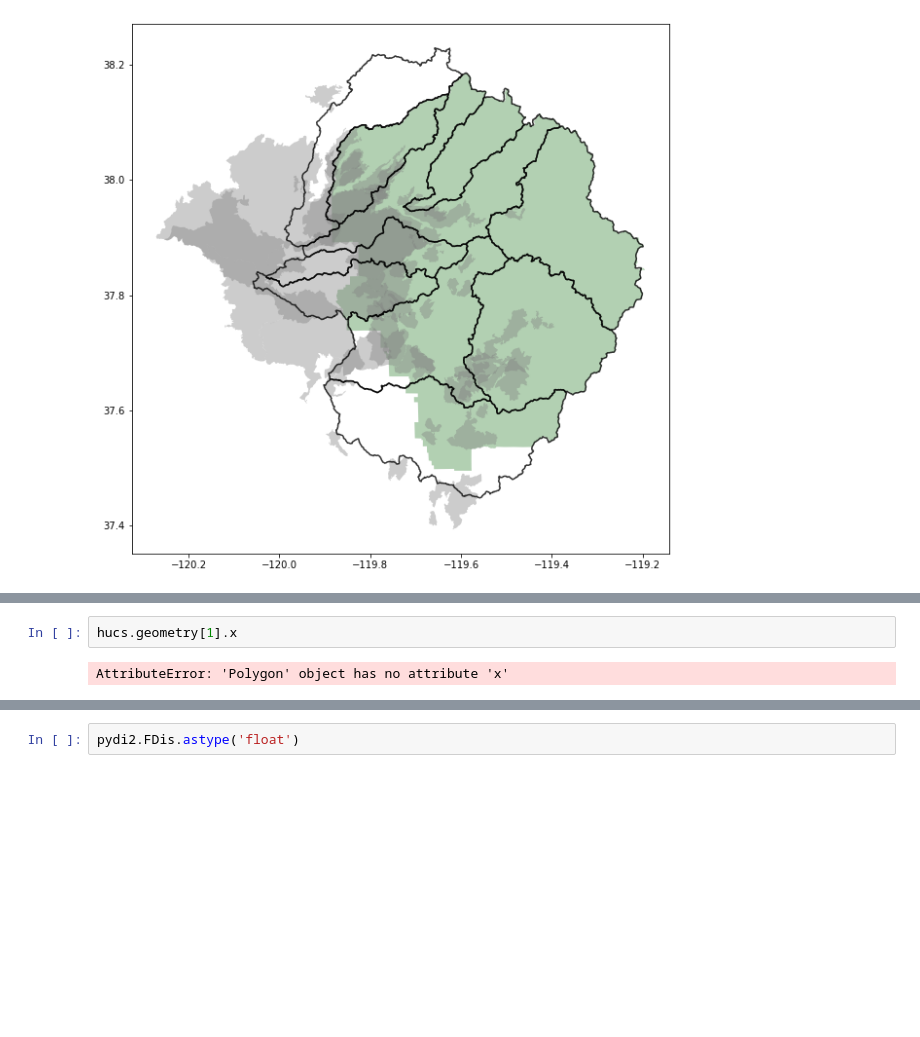
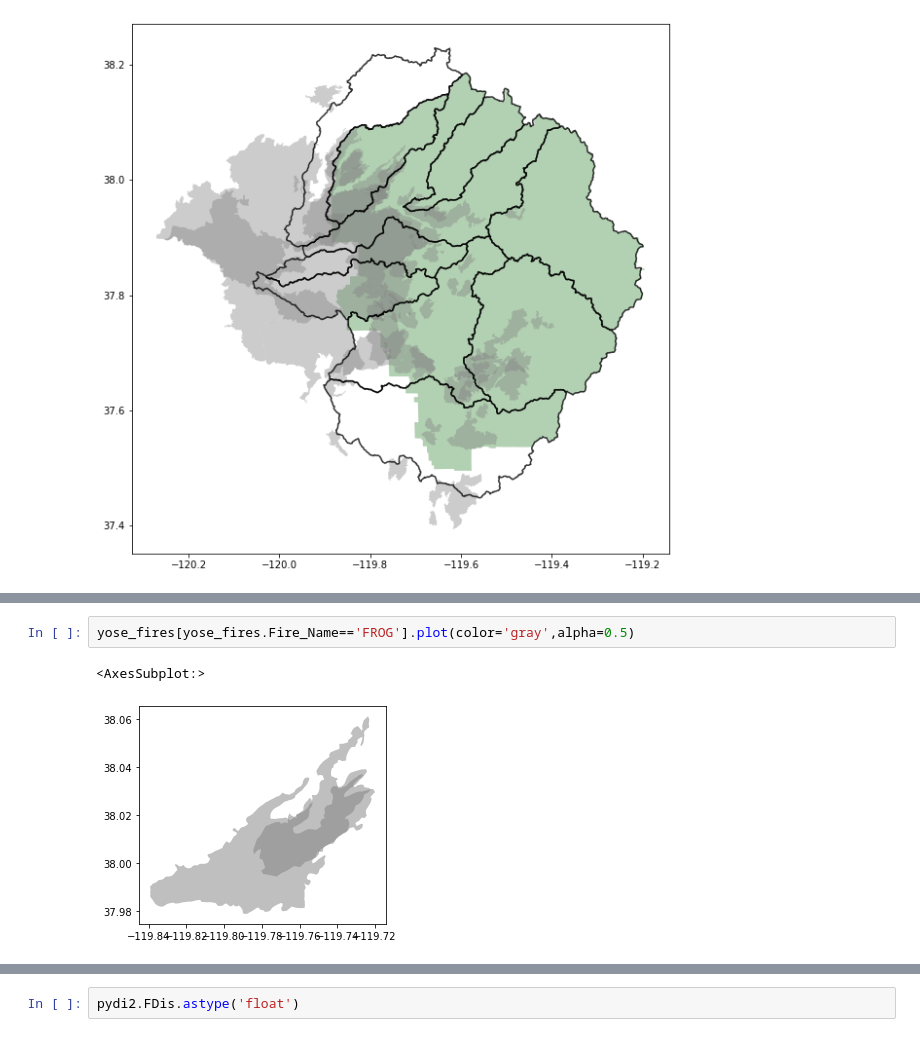
Before and after one commit to mariannecowherd/pyrodiversity, a Jupyter notebook: code/YosemiteDemo.ipynb, the cells around one changed output, grey strips where cells are left out. Drawn from its saved outputs; the diff is of its cells as text; blank space fills up the shorter version.

```diff
--- a/code/YosemiteDemo.ipynb
+++ b/code/YosemiteDemo.ipynb
@@ -47,7 +53,8 @@ plt.show()
-# %%
-hucs.geometry[1].x
-# %% [output]
-AttributeError: 'Polygon' object has no attribute 'x'
+# %%
+yose_fires[yose_fires.Fire_Name=='FROG'].plot(color='gray',alpha=0.5)
+# %% [output]
+<AxesSubplot:>
+[figure, added]
 # %%
 # %% [output]
 |  | OBJECTID | TNMID | MetaSource | SourceData | SourceOrig | SourceFeat | LoadDate | AreaSqKm | AreaAcres | ... |
```
Also changed, not shown: parts of 4 cells of this notebook, 1 other file.
